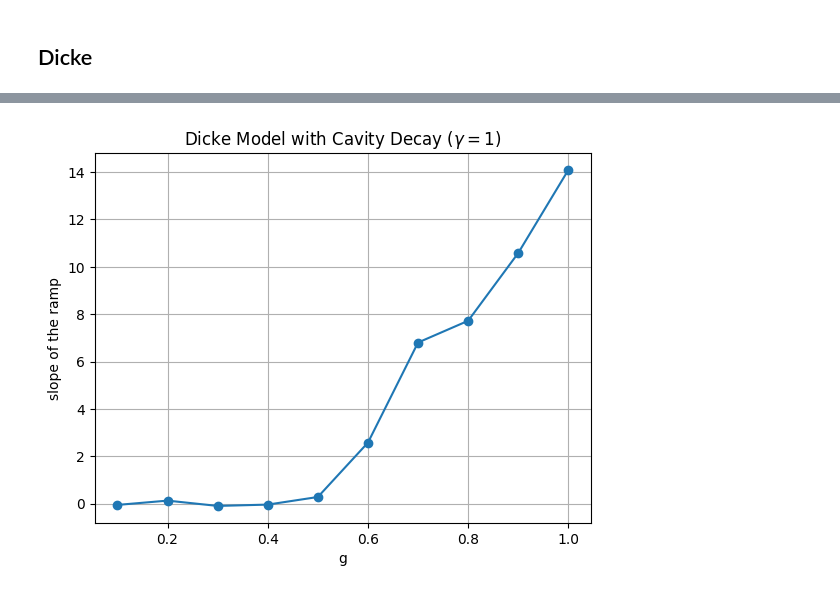
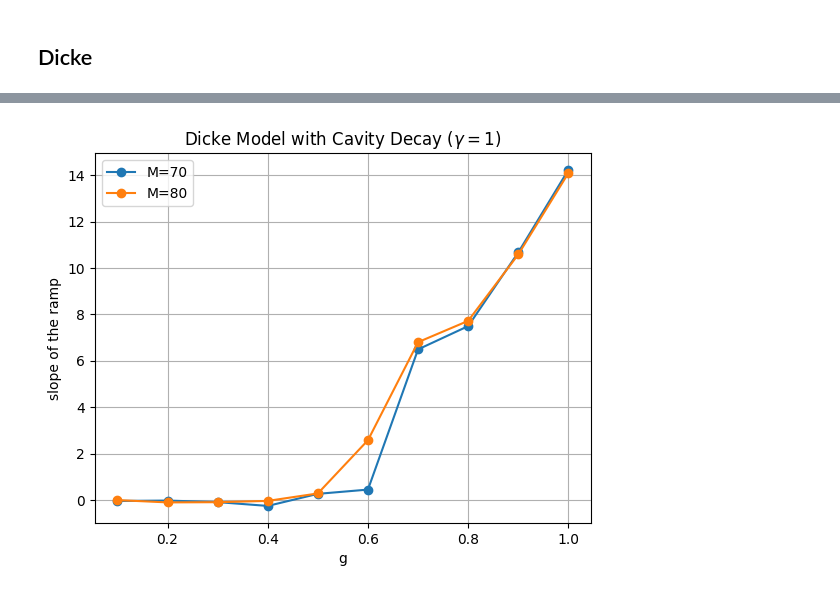
Before and after one commit to prasad42/Dicke_SFF, a Jupyter notebook: plot_SFF_Slope_open.ipynb, the cells around one changed output, grey strips where cells are left out. Drawn from its saved outputs; the diff is of its cells as text; code cells hidden in the pictures.

```diff
--- a/plot_SFF_Slope_open.ipynb
+++ b/plot_SFF_Slope_open.ipynb
@@ -54,10 +54,13 @@ g_arr = [0.1, 0.2, 0.3, 0.4, 0.5, 0.6, 0.7, 0.8, 0.9, 1.0]
 # g_arr = [0.2, 0.4, 0.5, 0.6, 0.8, 1.0]
 # %%
 dataList = []
-kappa = kappa_arr[-2]
+kappa = kappa_arr[0]
 beta = beta_arr[-1]
 for g in g_arr:
-    data = np.loadtxt(f"SFF/SFFvsTime,j={j},M={M},g={g},beta={beta},kappa={kappa},ntraj={ntraj}.dat", dtype=complex)
-    dataList.append(data)
+    dataList1 = []
+    for M in M_arr:
+        data = np.loadtxt(f"SFF/SFFvsTime,j={j},M={M},g={g},beta={beta},kappa={kappa},ntraj={ntraj}.dat", dtype=complex)
+        dataList1.append(data)
+    dataList.append(dataList1)
 # %%
 plt.figure(figsize=(15,12))
@@ -123,9 +139,14 @@ g=1.0, m=14.09,t=3.0
 # %%
-plt.title(f"Dicke Model with Cavity Decay "+r"($\gamma=1$)")
-plt.plot(g_arr,m_arr,'-o')#,label='Dicke model with cavity decay')
-plt.xlabel('g')
-plt.ylabel('slope of the ramp')
+m_arr_arr = np.column_stack(m_arr_arr)
+for M_ind, m_arr in enumerate(m_arr_arr):
+    plt.title(f"Dicke Model with Cavity Decay "+r"($\gamma=1$)")
+    plt.plot(g_arr,m_arr,'-o',label=f'M={M_arr[M_ind]}')
+    plt.xlabel('g')
+    plt.ylabel('slope of the ramp')
+    plt.grid()
+plt.legend()
 plt.grid()
-plt.savefig("plots/ramp slope (open) vs g")
+plt.savefig("plots/ramp slope (open) vs g for different M")
+plt.show()
 # %% [output]
-[figure, old version]
+[figure, new version]
```
Also changed, not shown: parts of 1 cell of this notebook, 5 other files.
